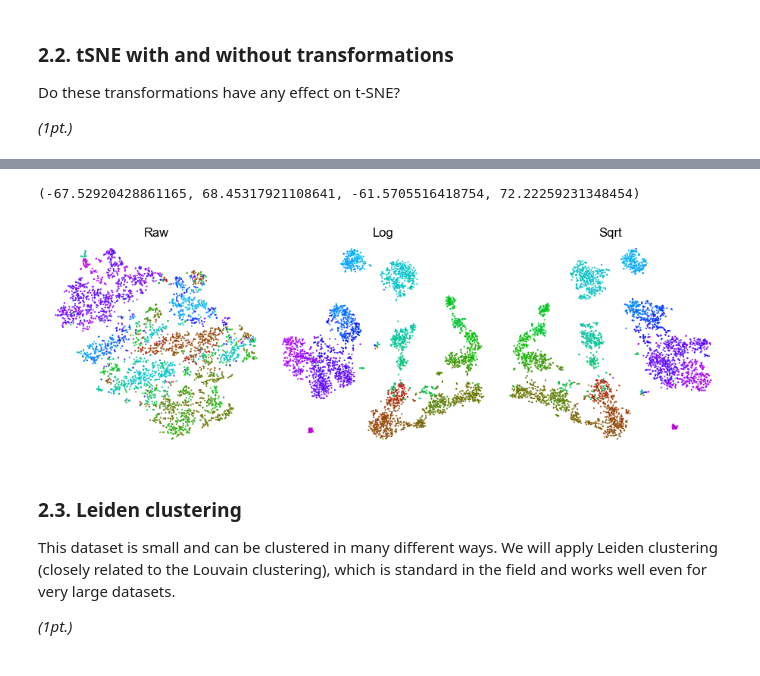
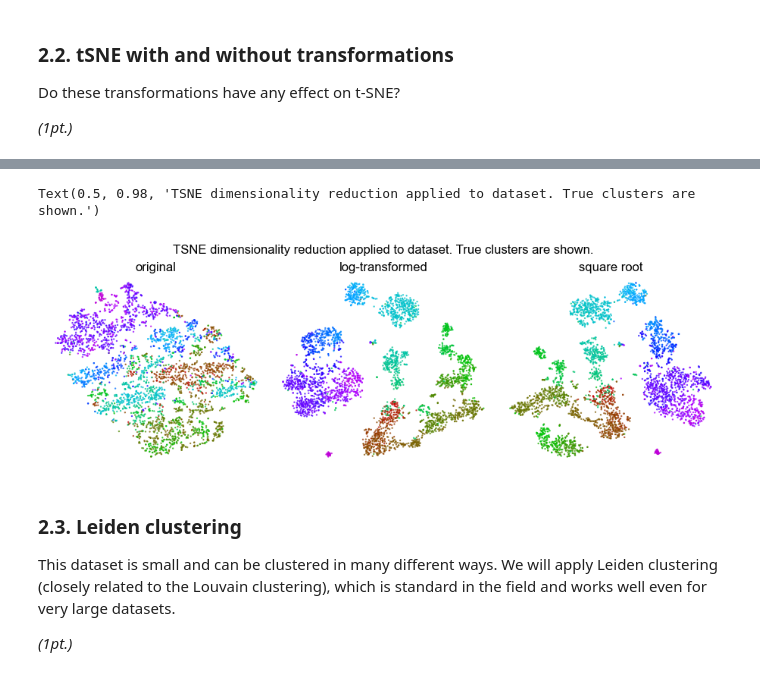
Before and after one commit to atimcenko/tu-neural-data-science, a Jupyter notebook: notebooks/CodingLab7_Alex.ipynb, the cells around one changed output, grey strips where cells are left out. Saved outputs shown, nothing was run; the diff lists cells and outputs as text; code cells hidden in the pictures.

Commit message:
coding 07: solve task 1,  task 2 (pca and tsne)

```diff
--- a/notebooks/CodingLab7_Alex.ipynb
+++ b/notebooks/CodingLab7_Alex.ipynb
@@ -258,4 +386,7 @@ _(1pt.)_
 
 # Transform the counts into normalized counts (as above)
 # Select all genes with the normalized Fano factor above 3 and remove the rest
+keep   = fano_norm > 3
+counts = norm_counts[:, keep]
+genes  = genes[keep]
 # %%
@@ -273,0 +446,15 @@ fig, axs = plt.subplots(1, 3, figsize=(9, 3))
+# %%
+fig, axs = plt.subplots(1, 3, figsize=(9, 3))
+# add plot
+
+titles = ["original", "log-transformed", "square root"]
+counts_pca_list = [counts_raw_pca, counts_log_pca, counts_sqrt_pca]
+
+for i in range(3):
+    ax = axs[i]
+    ax.set_title(titles[i])
+    ax.scatter(counts_pca_list[i][:, 0], counts_pca_list[i][:, 1], c=cellColors, s=2, alpha=0.5)
+    ax.set_xlabel("Projection on PC #1")
+    if i == 0: ax.set_ylabel("Projection on PC #2")
+
+plt.suptitle("PCA dimensionality reduction applied to dataset. True clusters are shown.")
@@ -278,6 +468,7 @@ Do these transformations have any effect on t-SNE?
 
 _(1pt.)_
 # %%
+%%time
 # -----------------------------------------------------------------------
 # Perform tSNE three times: on the resulting matrix as is,
 # after np.log2(X+1) transform, and after np.sqrt(X) transform. (0.5 pts)
@@ -285,5 +476,17 @@ _(1pt.)_
 
 # Apply t-SNE to the 50 PCs
 
+### To PCs or projection of the dataset on PCs?? ###
+
 # Use default settings of openTSNE
 # You can also use sklearn if you want
+
+counts_raw_pca = PCA(n_components=50).fit_transform(counts)
+counts_log_pca = PCA(n_components=50).fit_transform(counts_log)
+counts_sqrt_pca = PCA(n_components=50).fit_transform(counts_sqrt)
+
+tsne = TSNE()
+
+counts_raw_tsne = tsne.fit(counts_raw_pca)
+counts_log_tsne = tsne.fit(counts_log_pca)
+counts_sqrt_tsne = tsne.fit(counts_sqrt_pca)
@@ -290,13 +496,24 @@ _(1pt.)_
 # %%
 # -----------------------------------------------
 # plot t-SNE embedding for each dataset (0.5 pts)
 # -----------------------------------------------
 
 fig, axs = plt.subplots(1, 3, figsize=(9, 3))
 # add plot
+
+titles = ["original", "log-transformed", "square root"]
+counts_tsne_list = [counts_raw_tsne, counts_log_tsne, counts_sqrt_tsne]
+
+for i in range(3):
+    ax = axs[i]
+    ax.scatter(counts_tsne_list[i][:, 0], counts_tsne_list[i][:, 1], c=cellColors, s=2, alpha=0.7)
+    ax.set_title(titles[i])
+
+    ax.axis('off')
+plt.suptitle("TSNE dimensionality reduction applied to dataset. True clusters are shown.")
 # %% [output]
-(-67.52920428861165, 68.45317921108641, -61.5705516418754, 72.22259231348454)
+Text(0.5, 0.98, 'TSNE dimensionality reduction applied to dataset. True clusters are shown.')
-[figure, old version]
+[figure, new version]
 # %% [markdown]
 ### 2.3. Leiden clustering
 
```
Also changed, not shown: parts of 24 cells of this notebook.
